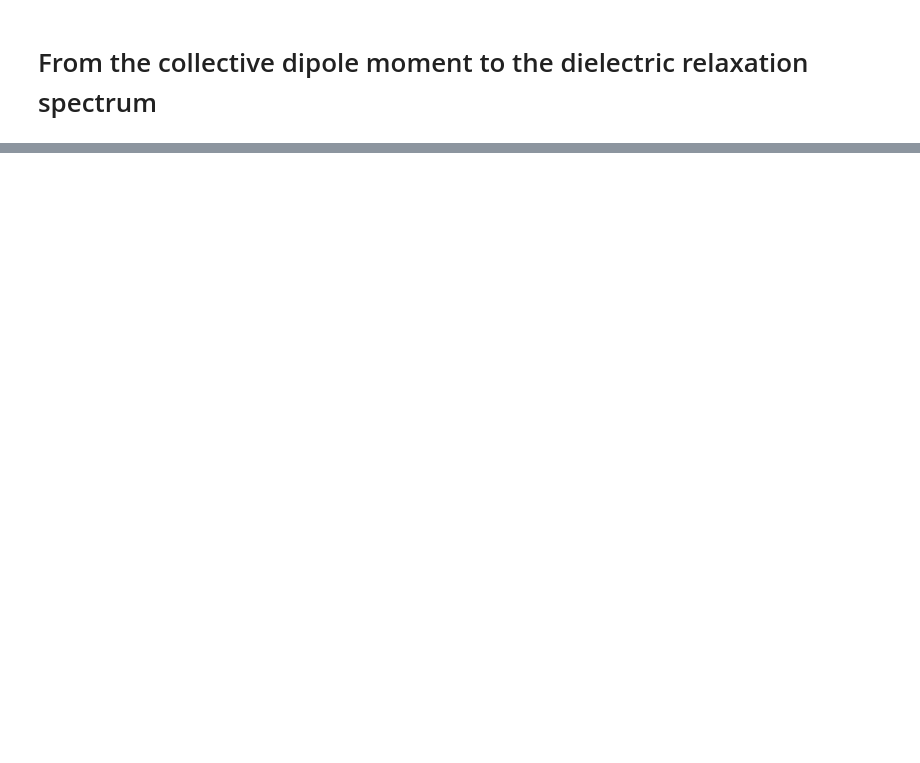
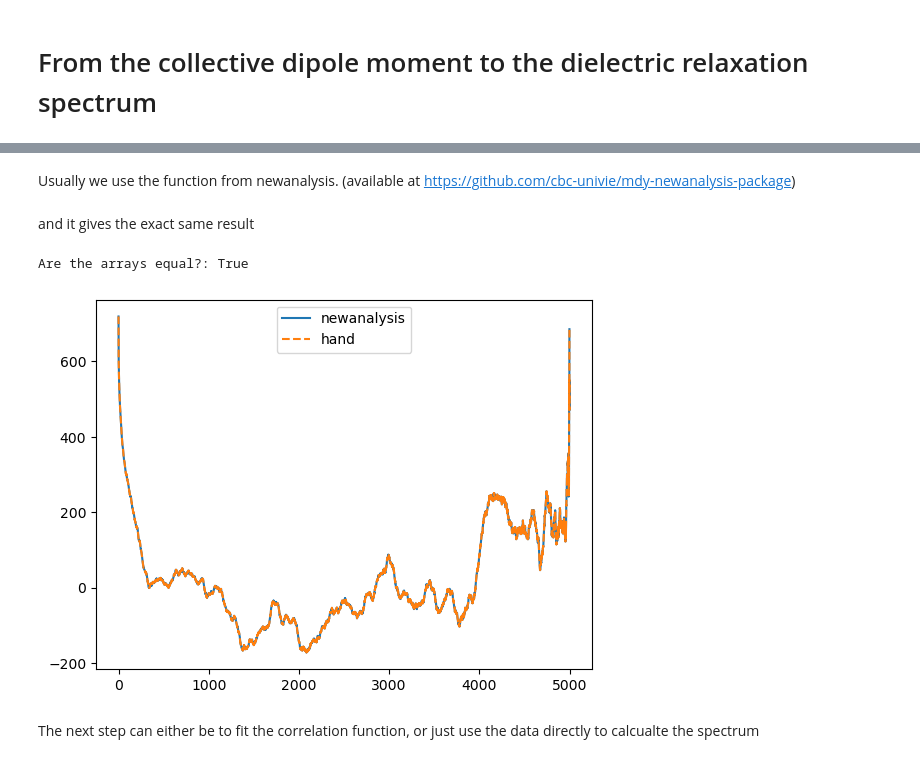
Before and after one commit to florianjoerg/cbchelpers, a Jupyter notebook: notebooks/drs.ipynb, the cells around one changed output, grey strips where cells are left out. Saved outputs shown, nothing was run; the diff lists cells and outputs as text; code cells hidden in the pictures; blank space fills up the shorter version.

```diff
--- a/notebooks/drs.ipynb
+++ b/notebooks/drs.ipynb
@@ -34,8 +28,0 @@ we can do it for the total dipole moment, or for the individual ones
-# %%
-def correlate(data1, data2, **kwargs):
-    data1 = np.ascontiguousarray(data1.T)
-    data2 = np.ascontiguousarray(data2.T)
-    data1 = data1-data1.mean()
-    data2 = data2-data2.mean()
-    out = np.zeros(len(data1.T))
-    for i in len(data1):
@@ -65,0 +78,19 @@ plt.plot(time_axis,md0mdt)
+# %%
+def correlate(data: np.ndarray) -> np.ndarray:
+    # data should be of shape (3, timesteps) 3 for x,y,z
+    avg = data.mean(axis=1, keepdims=True)
+    new_data = data - avg
+
+    corr = []
+    #first value (t0):
+    corr.append((new_data*new_data).mean(axis=1).sum())
+    # from t1 to t_n
+    for i in range(1,data.shape[1]):
+        val = (new_data[:,:-i]*new_data[:,i:]).mean(axis=1).sum()
+        corr.append(val)
+
+    return np.asarray(corr)
+# %%
+corr_all = correlate(md["all"].T)
+print(corr_all.shape)
+plt.plot(time_axis, corr_all)
@@ -65,0 +101,19 @@ plt.plot(time_axis,md0mdt)
+# %% [markdown]
+Usually we use the function from newanalysis. (available at https://github.com/cbc-univie/mdy-newanalysis-package)
+# %%
+from newanalysis.correl import correlateParallel
+corr_newanalysis = np.zeros(n)
+correlateParallel(md["all"].T, md["all"].T, corr_newanalysis, ltc=1) # ltc=1 means subtracting the average value from each value
+# %% [markdown]
+and it gives the exact same result
+# %%
+print("Are the arrays equal?:", np.allclose(corr_all, corr_newanalysis))
+plt.plot(time_axis, corr_newanalysis, ls="-", label="newanalysis")
+plt.plot(time_axis, corr_all, ls="--", label="hand")
+plt.legend()
+plt.show()
+# %% [output]
+Are the arrays equal?: True
+[figure, added]
+# %% [markdown]
+The next step can either be to fit the correlation function, or just use the data directly to calcualte the spectrum
```
Also changed, not shown: parts of 19 cells of this notebook.
